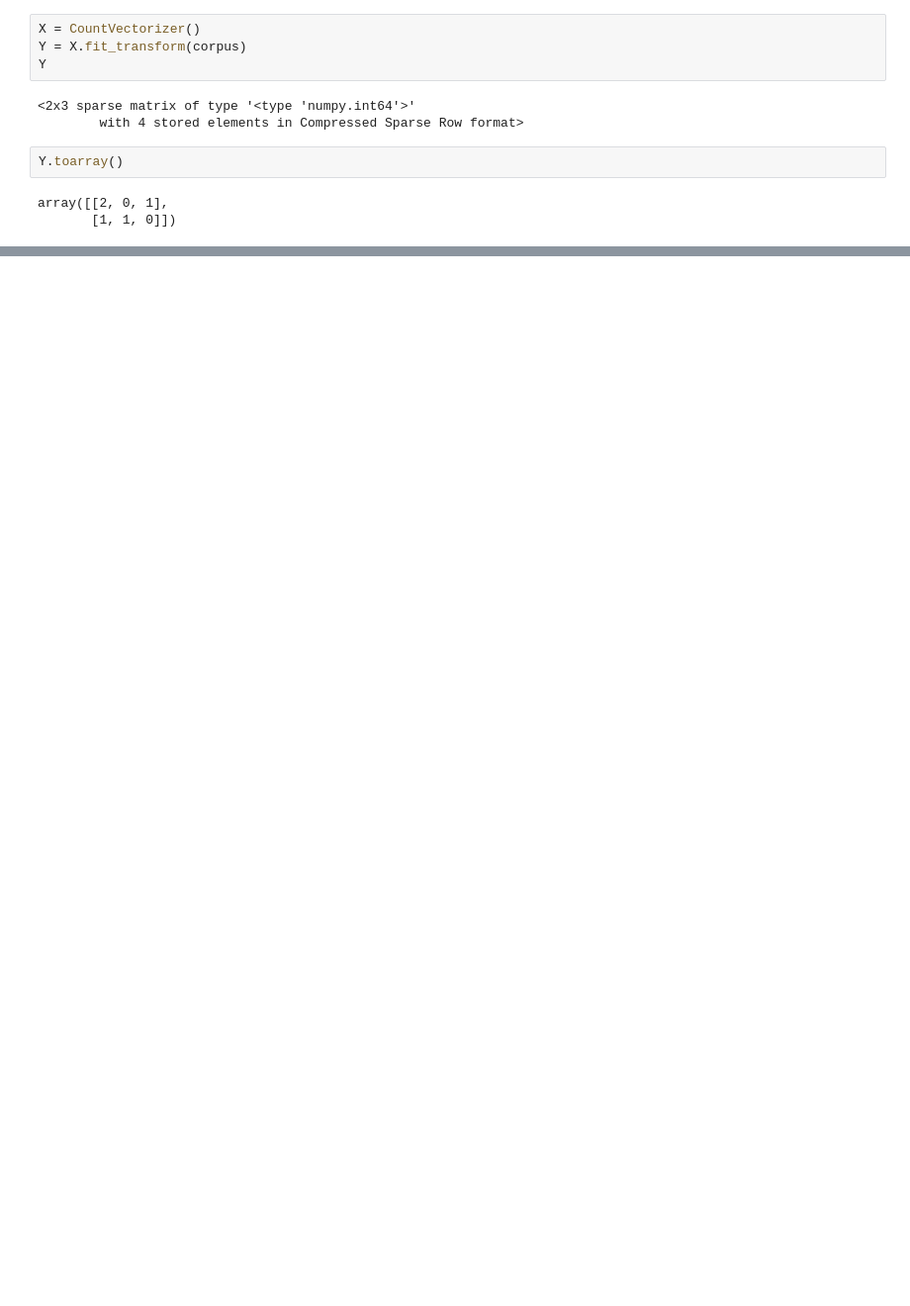
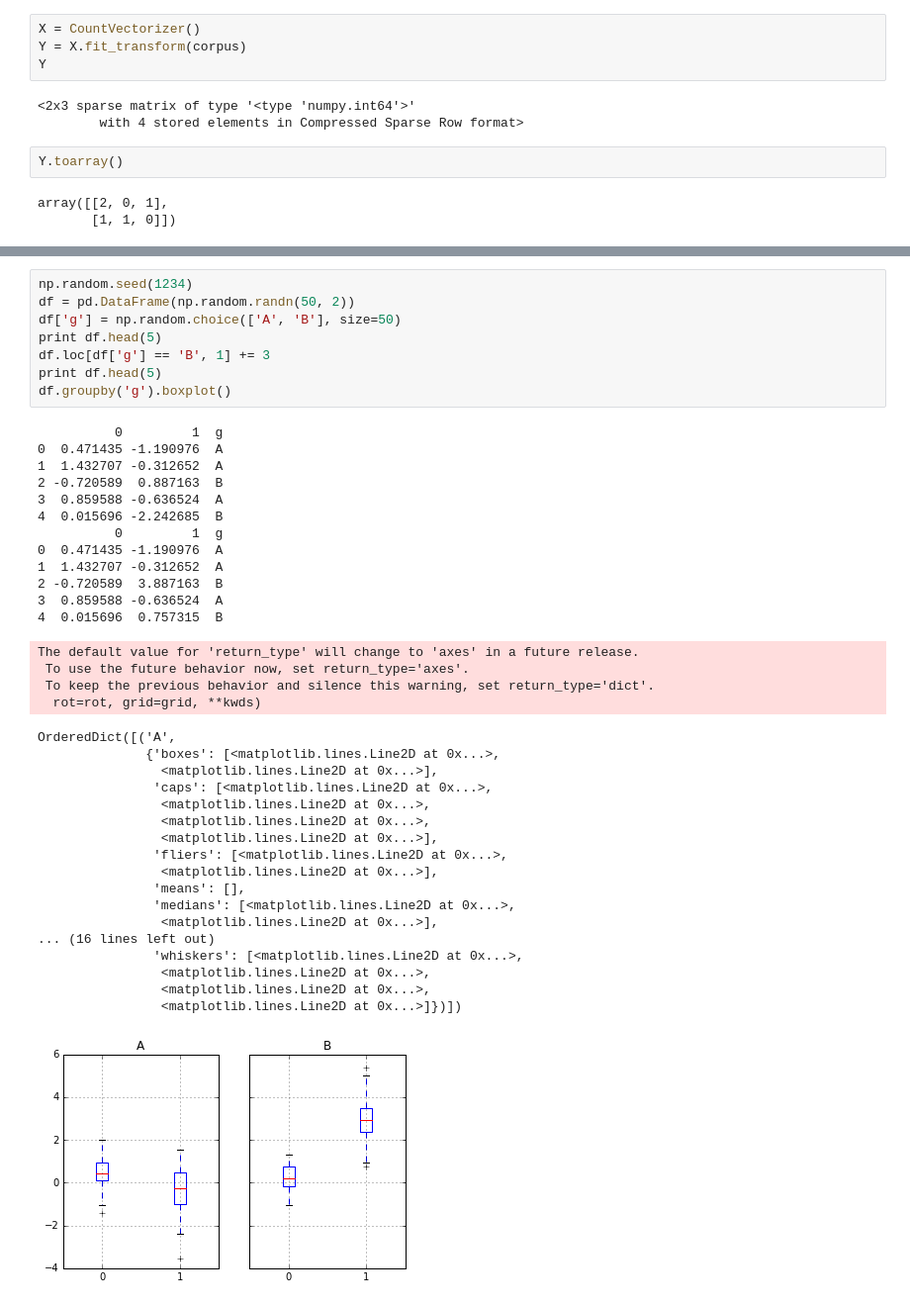
Before and after one commit to berkerkozan/KaggleBimboInventory, a Jupyter notebook: test.ipynb, the cells around one changed output, grey strips where cells are left out. Shown at 99% size. Cells and saved outputs as stored; diff of their text form; blank space fills up the shorter version.

```diff
--- a/test.ipynb
+++ b/test.ipynb
@@ -23,0 +407,43 @@ array([[2, 0, 1],
+# %%
+np.random.seed(1234)
+df = pd.DataFrame(np.random.randn(50, 2))
+df['g'] = np.random.choice(['A', 'B'], size=50)
+print df.head(5)
+df.loc[df['g'] == 'B', 1] += 3
+print df.head(5)
+df.groupby('g').boxplot()
+# %% [output]
+          0         1  g
+0  0.471435 -1.190976  A
+1  1.432707 -0.312652  A
+2 -0.720589  0.887163  B
+3  0.859588 -0.636524  A
+4  0.015696 -2.242685  B
+          0         1  g
+0  0.471435 -1.190976  A
+1  1.432707 -0.312652  A
+2 -0.720589  3.887163  B
+3  0.859588 -0.636524  A
+4  0.015696  0.757315  B
+The default value for 'return_type' will change to 'axes' in a future release.
+ To use the future behavior now, set return_type='axes'.
+ To keep the previous behavior and silence this warning, set return_type='dict'.
+  rot=rot, grid=grid, **kwds)
+OrderedDict([('A',
+              {'boxes': [<matplotlib.lines.Line2D at 0x...>,
+                <matplotlib.lines.Line2D at 0x...>],
+               'caps': [<matplotlib.lines.Line2D at 0x...>,
+                <matplotlib.lines.Line2D at 0x...>,
+                <matplotlib.lines.Line2D at 0x...>,
+                <matplotlib.lines.Line2D at 0x...>],
+               'fliers': [<matplotlib.lines.Line2D at 0x...>,
+                <matplotlib.lines.Line2D at 0x...>],
+               'means': [],
+               'medians': [<matplotlib.lines.Line2D at 0x...>,
+                <matplotlib.lines.Line2D at 0x...>],
+... (16 lines left out)
+               'whiskers': [<matplotlib.lines.Line2D at 0x...>,
+                <matplotlib.lines.Line2D at 0x...>,
+                <matplotlib.lines.Line2D at 0x...>,
+                <matplotlib.lines.Line2D at 0x...>]})])
+[figure, added]
```
Also changed, not shown: parts of 28 cells of this notebook, 3 other files.
